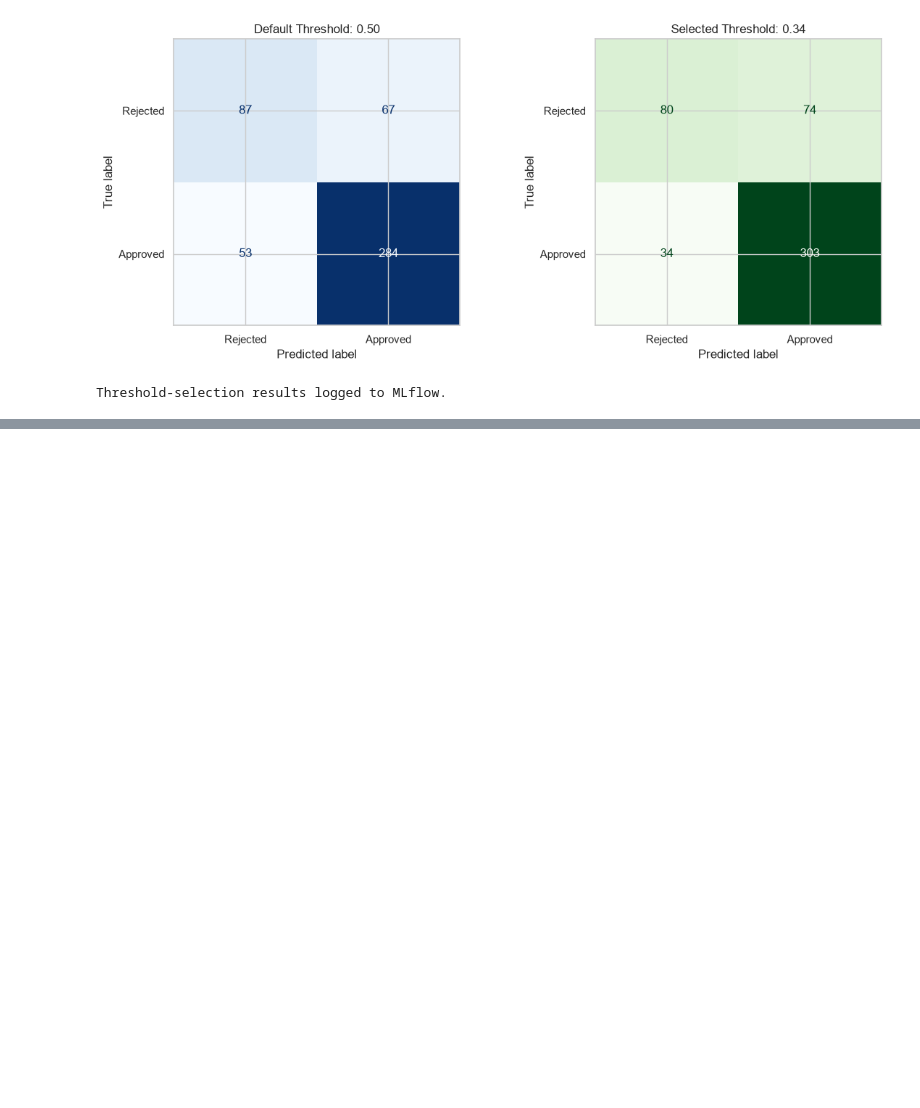
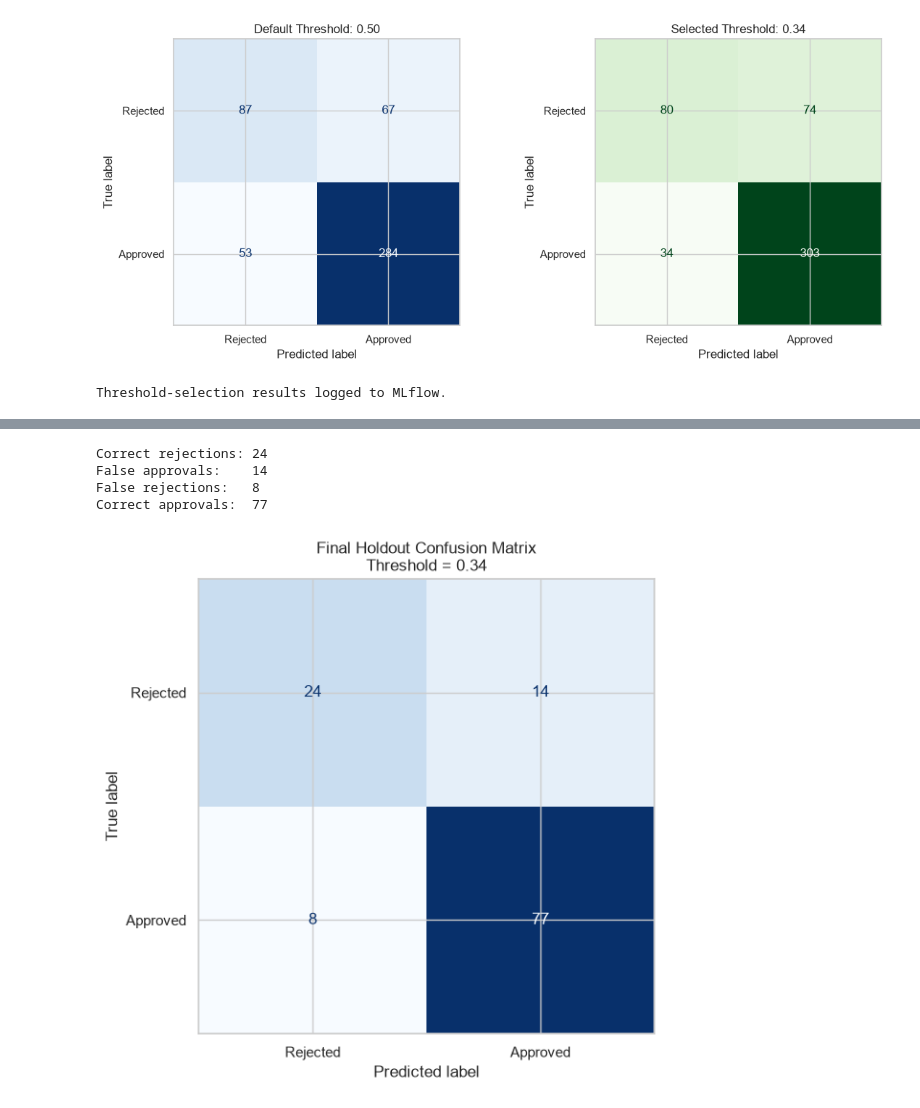
Before and after one commit to al-rafi-DSC/Loan_Approval_Predictor, a Jupyter notebook: main.ipynb, the cells around one changed output, grey strips where cells are left out. Drawn from its saved outputs; the diff is of its cells as text; code cells hidden in the pictures; blank space fills up the shorter version.

```diff
--- a/main.ipynb
+++ b/main.ipynb
@@ -2257,0 +2622,11 @@ Threshold-selection results logged to MLflow.
+# %%
+# 12.3 Generate holdout predictions
+test_probabilities = final_pipeline.predict_proba(
+    X_test
+)[:, 1]
+
+test_predictions = (
+    test_probabilities >= selected_threshold
+).astype(int)
+
+print(f"Test observations evaluated: {len(y_test)}")
@@ -2257,0 +2728,40 @@ Threshold-selection results logged to MLflow.
+# %%
+# 12.6 Examine the final confusion matrix
+test_confusion_matrix = confusion_matrix(
+    y_test,
+    test_predictions,
+    labels=[0, 1],
+)
+
+tn, fp, fn, tp = test_confusion_matrix.ravel()
+
+print(f"Correct rejections: {tn}")
+print(f"False approvals:    {fp}")
+print(f"False rejections:   {fn}")
+print(f"Correct approvals:  {tp}")
+# %% [output]
+Correct rejections: 24
+False approvals:    14
+False rejections:   8
+Correct approvals:  77
+# %%
+fig, ax = plt.subplots(figsize=(7, 6))
+
+ConfusionMatrixDisplay(
+    confusion_matrix=test_confusion_matrix,
+    display_labels=["Rejected", "Approved"],
+).plot(
+    cmap="Blues",
+    colorbar=False,
+    ax=ax,
+)
+
+ax.set_title(
+    f"Final Holdout Confusion Matrix\n"
+    f"Threshold = {selected_threshold:.2f}"
+)
+
+plt.tight_layout()
+plt.show()
+# %% [output]
+[figure, added]
```
Also changed, not shown: parts of 35 cells of this notebook, 5 other files.
